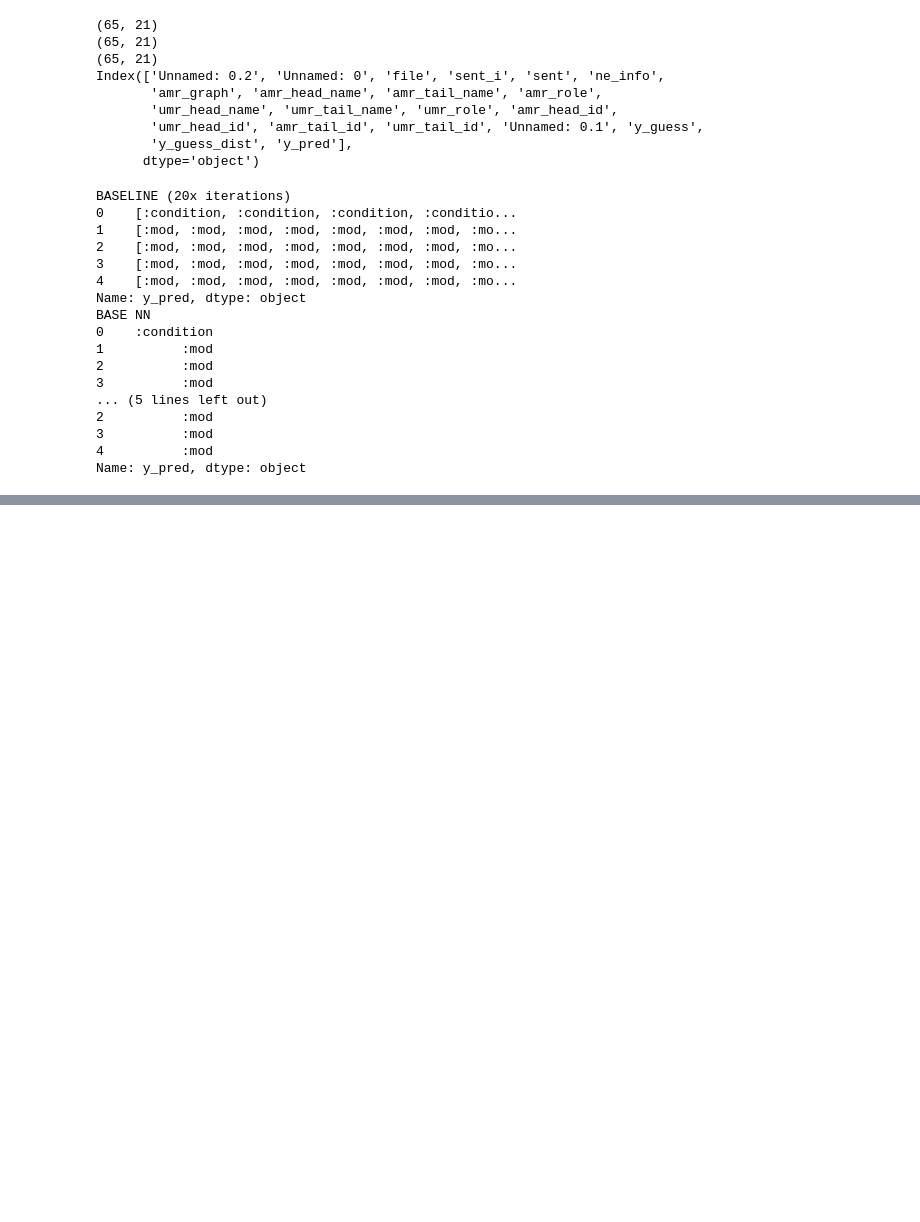
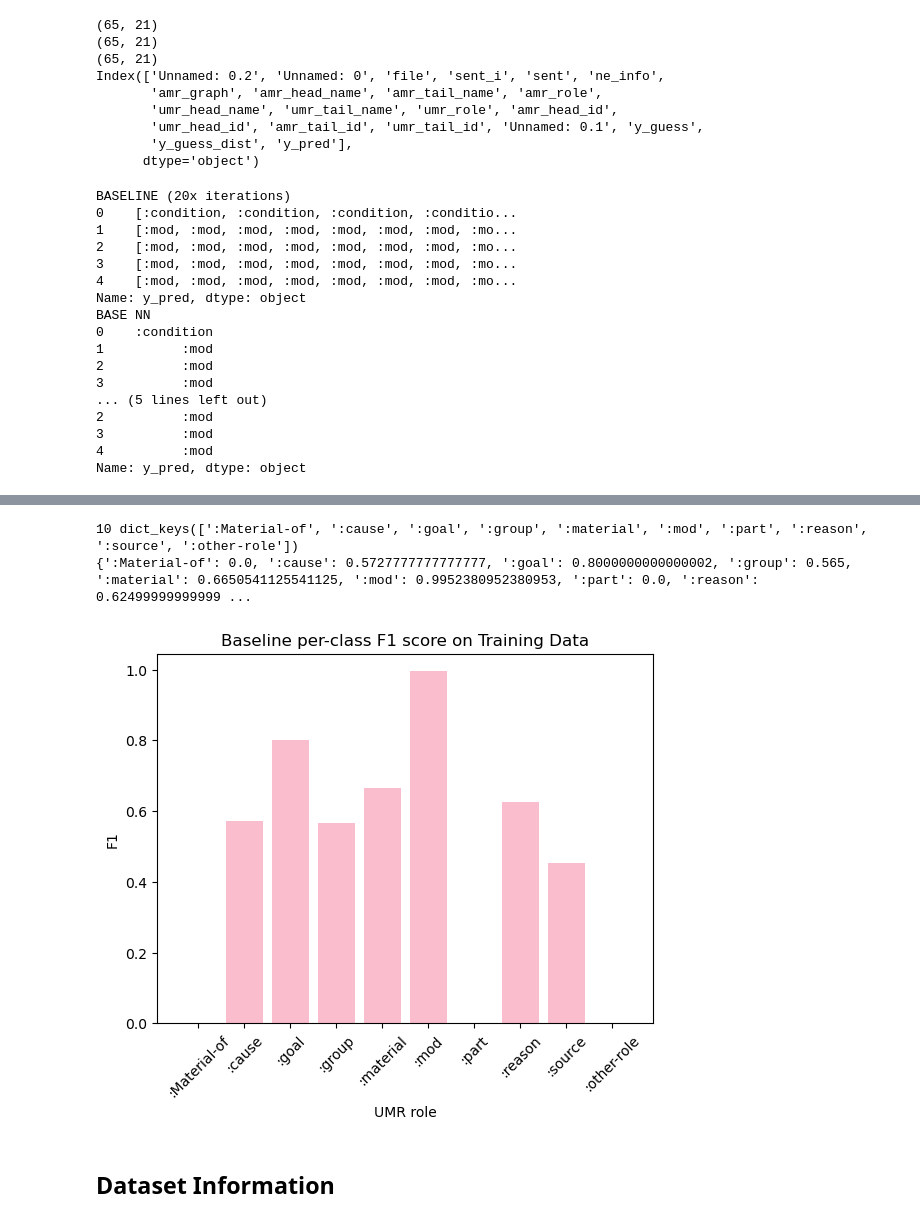
Before and after one commit to clairepost/AMRtoUMR, a Jupyter notebook: results.ipynb, the cells around one changed output, grey strips where cells are left out. Saved outputs shown, nothing was run; the diff lists cells and outputs as text; code cells hidden in the pictures; blank space fills up the shorter version.

```diff
--- a/results.ipynb
+++ b/results.ipynb
@@ -294,0 +299,28 @@ weighted avg       0.81      0.86      0.83        65
+# %%
+#plot trained data of baseline (rules only)
+baseline_train_df = pd.read_csv("output/baseline_train.csv")
+baseline_train_df['y_pred'] = baseline_train_df['y_pred'].apply(ast.literal_eval)
+
+train_dict = get_per_class_f1(baseline_train_df)
+print(train_dict)
+
+x_values = list(train_dict.keys())
+y_values = list(train_dict.values())
+# Plot the data
+plt.bar(x_values, y_values ,color =  '#FABDCD'  )# Purple
+
+# Add labels and title
+plt.xlabel('UMR role')
+plt.ylabel('F1')
+plt.title('Baseline per-class F1 score on Training Data')
+
+plt.xticks( x_values, rotation = 45)
+
+# Show the plot
+plt.show()
+# %% [output]
+10 dict_keys([':Material-of', ':cause', ':goal', ':group', ':material', ':mod', ':part', ':reason', ':source', ':other-role'])
+{':Material-of': 0.0, ':cause': 0.5727777777777777, ':goal': 0.8000000000000002, ':group': 0.565, ':material': 0.6650541125541125, ':mod': 0.9952380952380953, ':part': 0.0, ':reason': 0.62499999999999 ...
+[figure, added]
+# %% [markdown]
+## Dataset Information
```
Also changed, not shown: parts of 8 cells of this notebook, 10 other files.
